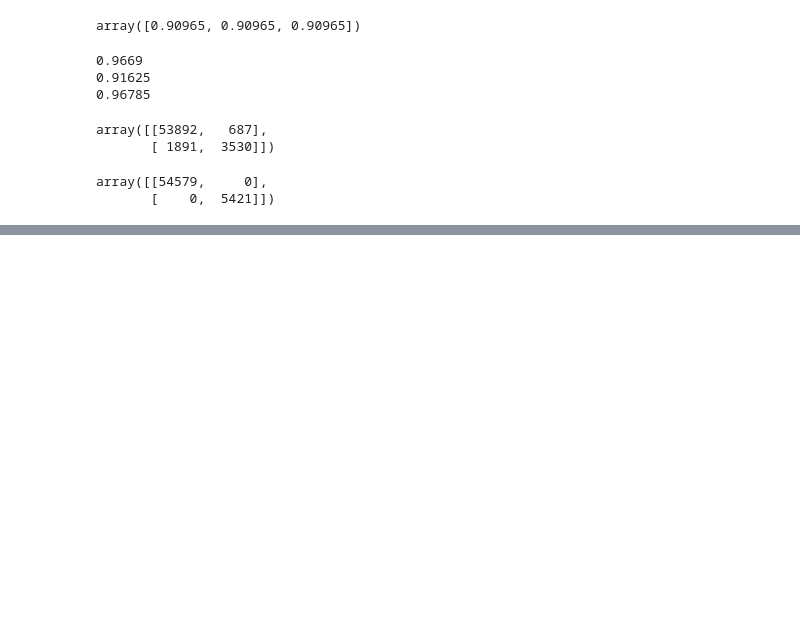
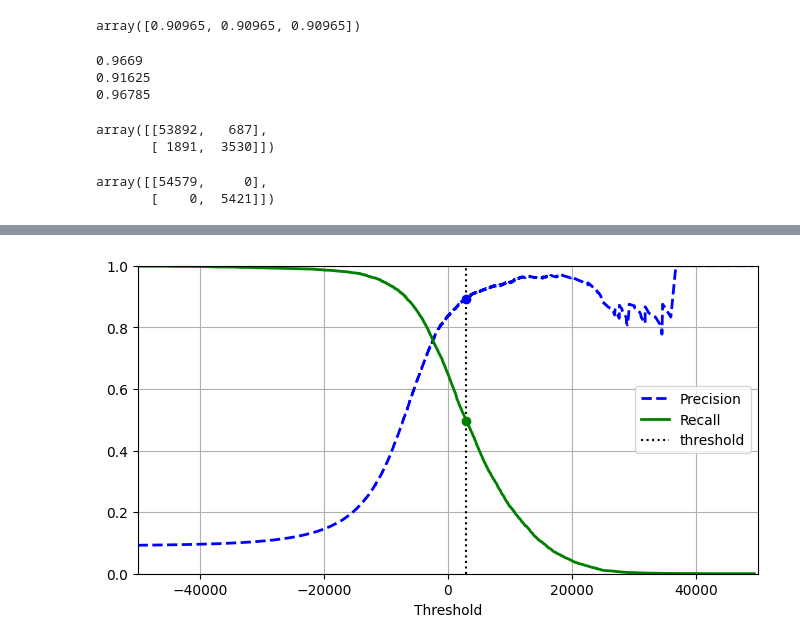
Before and after one commit to setyawanandrew74-pixel/MNIST_MODEL_2, a Jupyter notebook: notebooks/Explore_dataset_mnist.ipynb, the cells around one changed output, grey strips where cells are left out. Cells and saved outputs as stored; diff of their text form; code cells hidden in the pictures; blank space fills up the shorter version.

Commit message:
Implement code changes to enhance functionality and improve performance

```diff
--- a/notebooks/Explore_dataset_mnist.ipynb
+++ b/notebooks/Explore_dataset_mnist.ipynb
@@ -202,0 +237,5 @@ array([[54579,     0],
+# %%
+#uji coba dengan threshold yang lebih tinggi untuk melihat perubahan label prediksi
+threshold = 3000 #buat threshold untuk menentukan label prediksi
+y_some_digit_pred = (y_scores > threshold) #buat label prediksi dengan threshold yang telah ditentukan
+print(y_some_digit_pred[:5]) #cek 5 label prediksi pertama dengan threshold yang telah ditentukan
@@ -202,0 +244,3 @@ array([[54579,     0],
+# %%
+#buat cv dengan method yang berbeda untuk melihat perubahan performa model
+y_scores = cross_val_predict(sgd_clf, X_train, y_train_5, cv=3, method="decision_function") #lakukan prediksi label untuk data latih dengan cross-validation dan method decision_function
@@ -202,0 +251,5 @@ array([[54579,     0],
+# %%
+# Membuat Precision-Recall Curve untuk melihat performa model, Fungsi ini mencoba berbagai threshold dan menghitung precision dan recall untuk setiap threshold. Hasilnya adalah tiga array: precision, recall, dan thresholds. Precision dan recall adalah metrik yang digunakan untuk mengevaluasi performa model klasifikasi, sedangkan thresholds adalah nilai ambang yang digunakan untuk menentukan apakah suatu prediksi dianggap positif atau negatif. Jadi secara konsep kita mendapatkan tabel
+from sklearn.metrics import precision_recall_curve #import precision_recall_curve dari sklearn.metrics
+
+precisions, recalls, thresholds = precision_recall_curve(y_train_5, y_scores) #buat precision_recall_curve dengan data latih dan score dari decision function
@@ -202,0 +281,18 @@ array([[54579,     0],
+# %%
+plt.figure(figsize=(8, 4))  # extra code – it's not needed, just formatting
+plt.plot(thresholds, precisions[:-1], "b--", label="Precision", linewidth=2)
+plt.plot(thresholds, recalls[:-1], "g-", label="Recall", linewidth=2)
+plt.vlines(threshold, 0, 1.0, "k", "dotted", label="threshold")
+
+# extra code – this section just beautifies Figure 3–5
+idx = (thresholds >= threshold).argmax()  # first index ≥ threshold
+plt.plot(thresholds[idx], precisions[idx], "bo")
+plt.plot(thresholds[idx], recalls[idx], "go")
+plt.axis([-50000, 50000, 0, 1])
+plt.grid()
+plt.xlabel("Threshold")
+plt.legend(loc="center right")
+
+plt.show()
+# %% [output]
+[figure, added]
```
Also changed, not shown: parts of 11 cells of this notebook.
